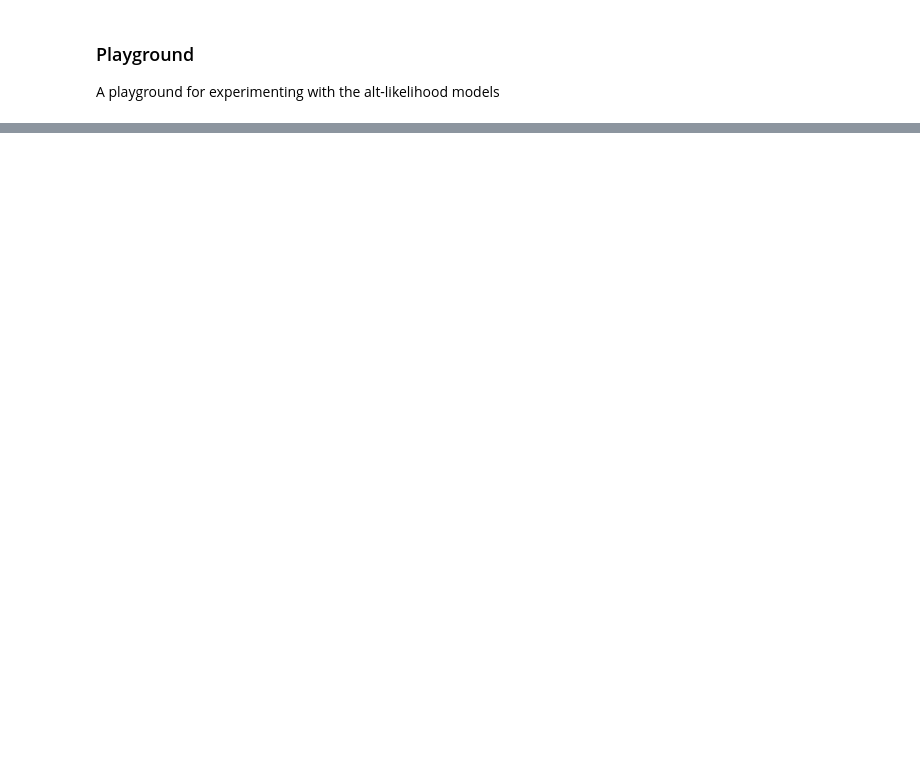
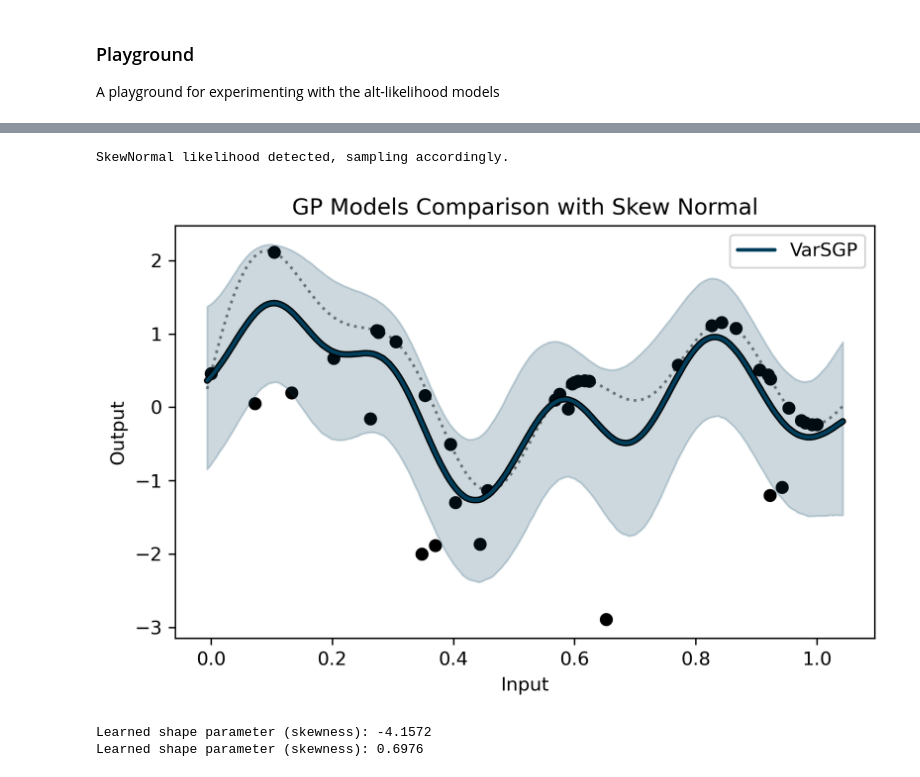
Before and after one commit to standw7/STPBenchmark, a Jupyter notebook: Playground.ipynb, the cells around one changed output, grey strips where cells are left out. Saved outputs shown, nothing was run; the diff lists cells and outputs as text; code cells hidden in the pictures; blank space fills up the shorter version.

```diff
--- a/Playground.ipynb
+++ b/Playground.ipynb
@@ -102,0 +202,54 @@ plt.fill_between(
+# %%
+import torch
+import matplotlib.pyplot as plt
+import numpy as np
+
+# Add model to list
+model_classes = [VarSGP]
+model_names = ["VarSGP"]
+colors = ["#003f5c", "#7a5195", "#ef5675", "#ffa600"]
+
+plt.figure(figsize=(6, 4), dpi=300)
+plt.plot(x_test, y_test, color="grey", ls=":", zorder=-1)
+plt.scatter(x_train, y_train, color="k")
+
+for i, model_class in enumerate(model_classes):
+    inducing_points = x_train.clone()
+    model = model_class(inducing_points).double()
+    train_natural_variational_model(
+        model, x_train, y_train, epochs=600, lr=0.01, y_standardize=True
+    )
+
+    model.eval()
+    with torch.no_grad():
+        posterior = model.posterior(x_test, num_samples=256, observation_noise=True)
+
+    mean, _, lower, upper = get_prediction_summary(posterior, num_samples=1024)
+
+    plt.plot(x_test, mean, color='k', lw=3.5, solid_capstyle='round')
+    plt.plot(x_test, mean, color=colors[i], lw=2, label=model_names[i], solid_capstyle='round')
+
+    plt.fill_between(
+        x_test.flatten(),
+        lower,
+        upper,
+        alpha=0.2,
+        color=colors[i],
+    )
+
+plt.legend()
+plt.title("GP Models Comparison with Skew Normal")
+plt.xlabel("Input")
+plt.ylabel("Output")
+plt.tight_layout()
+plt.show()
+
+# To inspect the skewness parameter
+
+print(f"Learned shape parameter (skewness): {model.likelihood.shape.item():.4f}")
+print(f"Learned shape parameter (skewness): {model.likelihood.scale.item():.4f}")
+# %% [output]
+SkewNormal likelihood detected, sampling accordingly.
+[figure, added]
+Learned shape parameter (skewness): -4.1572
+Learned shape parameter (skewness): 0.6976
```
Also changed, not shown: parts of 13 cells of this notebook, 3 other files.
